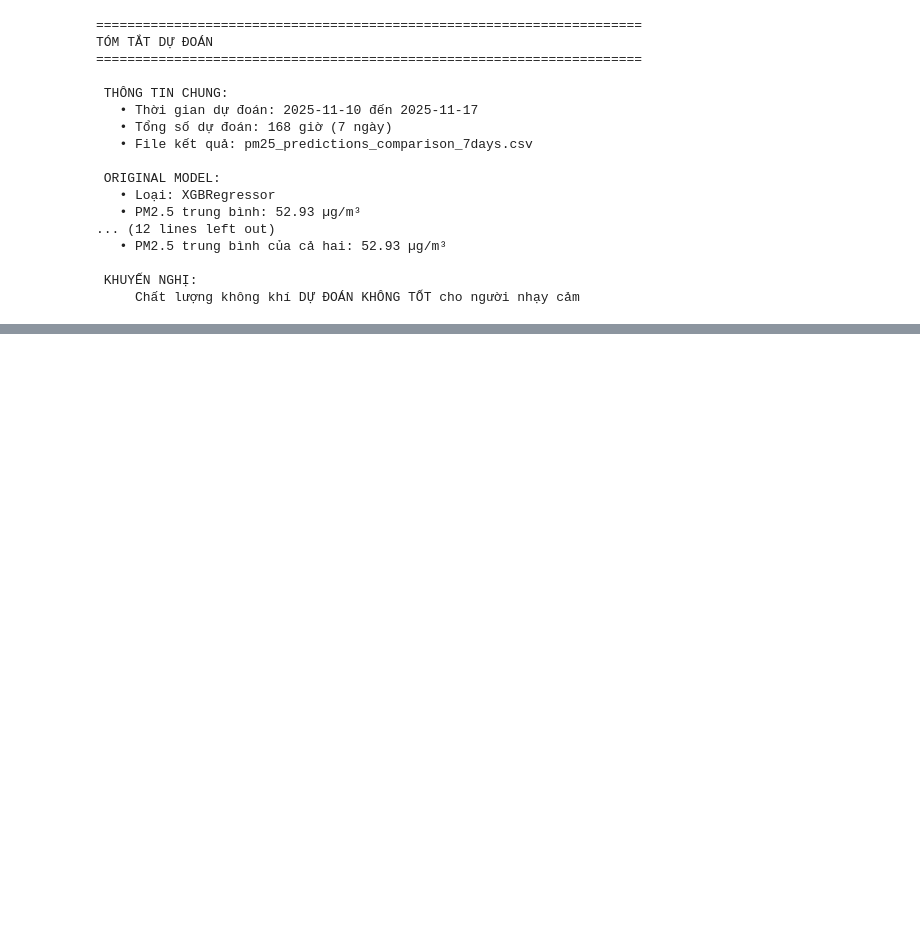
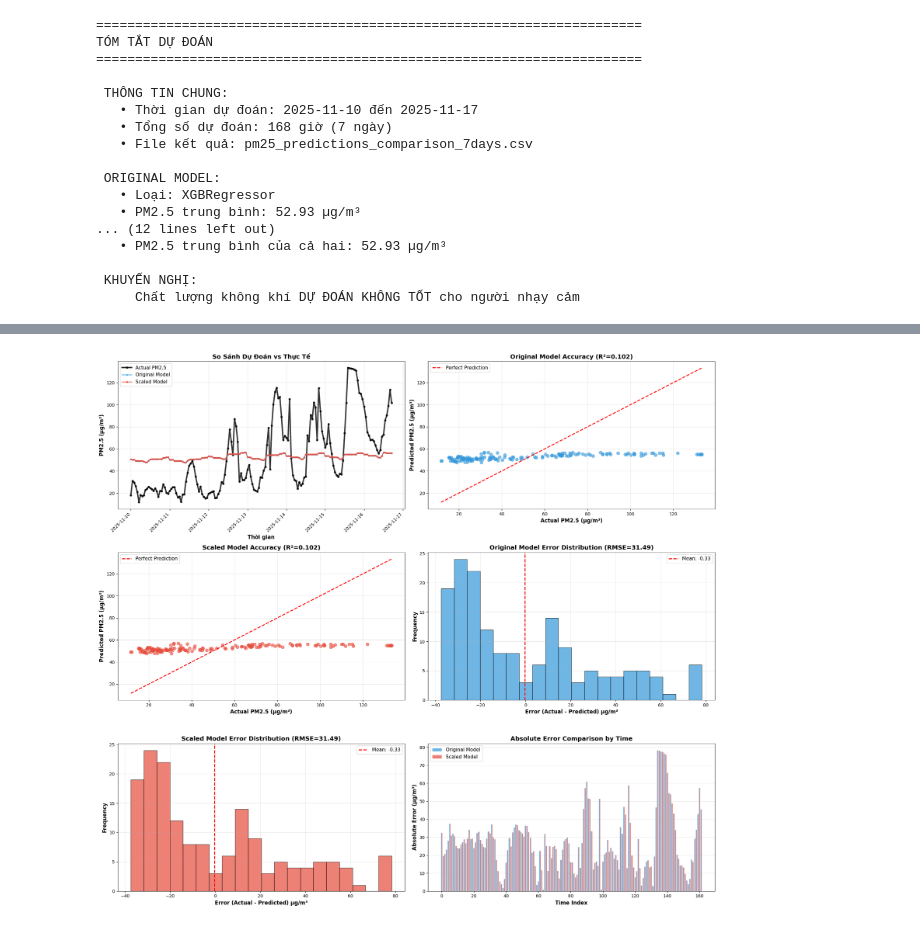
Before and after one commit to KienNT792/FSB_Tutorial, a Jupyter notebook: FSB/MLE501/assignment/G3_Assignment_PM25_Prediction_7Days.ipynb, the cells around one changed output, grey strips where cells are left out. Cells and saved outputs as stored; diff of their text form; code cells hidden in the pictures; blank space fills up the shorter version.

```diff
--- a/FSB/MLE501/assignment/G3_Assignment_PM25_Prediction_7Days.ipynb
+++ b/FSB/MLE501/assignment/G3_Assignment_PM25_Prediction_7Days.ipynb
@@ -682,0 +916,97 @@ TÓM TẮT DỰ ĐOÁN
+# %%
+print("\n TRỰC QUAN HÓA SO SÁNH DỰ ĐOÁN vs THỰC TẾ\n")
+
+if can_compare:
+    fig, axes = plt.subplots(3, 2, figsize=(20, 18))
+
+    # 1. Time series comparison - All models vs Actual
+    ax1 = axes[0, 0]
+    ax1.plot(comparison_df['datetime'], comparison_df['pm25_actual'],
+             linewidth=3, color='black', marker='o', markersize=4,
+             label='Actual PM2.5', alpha=0.8)
+    ax1.plot(comparison_df['datetime'], comparison_df['pm25_predicted_original'],
+             linewidth=2, color='#3498db', marker='^', markersize=3,
+             alpha=0.7, label='Original Model')
+    ax1.plot(comparison_df['datetime'], comparison_df['pm25_predicted_scaled'],
+             linewidth=2, color='#e74c3c', marker='s', markersize=3,
+             alpha=0.7, label='Scaled Model')
+
+    ax1.set_xlabel('Thời gian', fontsize=12, fontweight='bold')
+    ax1.set_ylabel('PM2.5 (µg/m³)', fontsize=12, fontweight='bold')
+    ax1.set_title('So Sánh Dự Đoán vs Thực Tế', fontsize=14, fontweight='bold')
+    ax1.legend(fontsize=11)
+    ax1.grid(True, alpha=0.3)
+    plt.setp(ax1.xaxis.get_majorticklabels(), rotation=45, ha='right')
+
+    # 2. Scatter plot - Original Model
+    ax2 = axes[0, 1]
+    ax2.scatter(comparison_df['pm25_actual'], comparison_df['pm25_predicted_original'],
+                alpha=0.6, color='#3498db', s=50)
+
+    # Perfect prediction line
+    min_val = min(comparison_df['pm25_actual'].min(), comparison_df['pm25_predicted_original'].min())
+    max_val = max(comparison_df['pm25_actual'].max(), comparison_df['pm25_predicted_original'].max())
+    ax2.plot([min_val, max_val], [min_val, max_val], 'r--', linewidth=2, label='Perfect Prediction')
+
+    ax2.set_xlabel('Actual PM2.5 (µg/m³)', fontsize=12, fontweight='bold')
+    ax2.set_ylabel('Predicted PM2.5 (µg/m³)', fontsize=12, fontweight='bold')
+    ax2.set_title(f'Original Model Accuracy (R²={r2_orig:.3f})', fontsize=14, fontweight='bold')
+    ax2.legend(fontsize=11)
+    ax2.grid(True, alpha=0.3)
+
+    # 3. Scatter plot - Scaled Model
+    ax3 = axes[1, 0]
+    ax3.scatter(comparison_df['pm25_actual'], comparison_df['pm25_predicted_scaled'],
+                alpha=0.6, color='#e74c3c', s=50)
+
+    ax3.plot([min_val, max_val], [min_val, max_val], 'r--', linewidth=2, label='Perfect Prediction')
+
+    ax3.set_xlabel('Actual PM2.5 (µg/m³)', fontsize=12, fontweight='bold')
+    ax3.set_ylabel('Predicted PM2.5 (µg/m³)', fontsize=12, fontweight='bold')
+    ax3.set_title(f'Scaled Model Accuracy (R²={r2_scaled:.3f})', fontsize=14, fontweight='bold')
+    ax3.legend(fontsize=11)
+    ax3.grid(True, alpha=0.3)
+
+    # 4. Error distribution - Original Model
+    ax4 = axes[1, 1]
+    ax4.hist(comparison_df['error_original'], bins=20, alpha=0.7, color='#3498db', edgecolor='black')
+    ax4.axvline(comparison_df['error_original'].mean(), color='red', linestyle='--',
+                linewidth=2, label=f'Mean: {comparison_df["error_original"].mean():.2f}')
+    ax4.set_xlabel('Error (Actual - Predicted) µg/m³', fontsize=12, fontweight='bold')
+    ax4.set_ylabel('Frequency', fontsize=12, fontweight='bold')
+    ax4.set_title(f'Original Model Error Distribution (RMSE={rmse_orig:.2f})', fontsize=14, fontweight='bold')
+    ax4.legend(fontsize=11)
+    ax4.grid(True, alpha=0.3)
+
+    # 5. Error distribution - Scaled Model
+    ax5 = axes[2, 0]
+    ax5.hist(comparison_df['error_scaled'], bins=20, alpha=0.7, color='#e74c3c', edgecolor='black')
+    ax5.axvline(comparison_df['error_scaled'].mean(), color='red', linestyle='--',
+                linewidth=2, label=f'Mean: {comparison_df["error_scaled"].mean():.2f}')
+    ax5.set_xlabel('Error (Actual - Predicted) µg/m³', fontsize=12, fontweight='bold')
+    ax5.set_ylabel('Frequency', fontsize=12, fontweight='bold')
+    ax5.set_title(f'Scaled Model Error Distribution (RMSE={rmse_scaled:.2f})', fontsize=14, fontweight='bold')
+    ax5.legend(fontsize=11)
+    ax5.grid(True, alpha=0.3)
+
+    # 6. Absolute error comparison
+    ax6 = axes[2, 1]
+    x_pos = np.arange(len(comparison_df))
+    ax6.bar(x_pos - 0.2, comparison_df['abs_error_original'], width=0.4,
+            alpha=0.7, color='#3498db', label='Original Model')
+    ax6.bar(x_pos + 0.2, comparison_df['abs_error_scaled'], width=0.4,
+            alpha=0.7, color='#e74c3c', label='Scaled Model')
+
+    ax6.set_xlabel('Time Index', fontsize=12, fontweight='bold')
+    ax6.set_ylabel('Absolute Error (µg/m³)', fontsize=12, fontweight='bold')
+    ax6.set_title('Absolute Error Comparison by Time', fontsize=14, fontweight='bold')
+    ax6.legend(fontsize=11)
+    ax6.grid(True, alpha=0.3, axis='y')
+
+    plt.tight_layout()
+    plt.show()
+
+    print(" ✅ Hoàn tất trực quan hóa so sánh!")
+else:
+    print("  ❌ Không thể trực quan hóa - Không có dữ liệu so sánh")
+# %% [output]
@@ -682,0 +1014 @@ TÓM TẮT DỰ ĐOÁN
+[figure, added]
```
Also changed, not shown: parts of 9 cells of this notebook, 13 other files.
